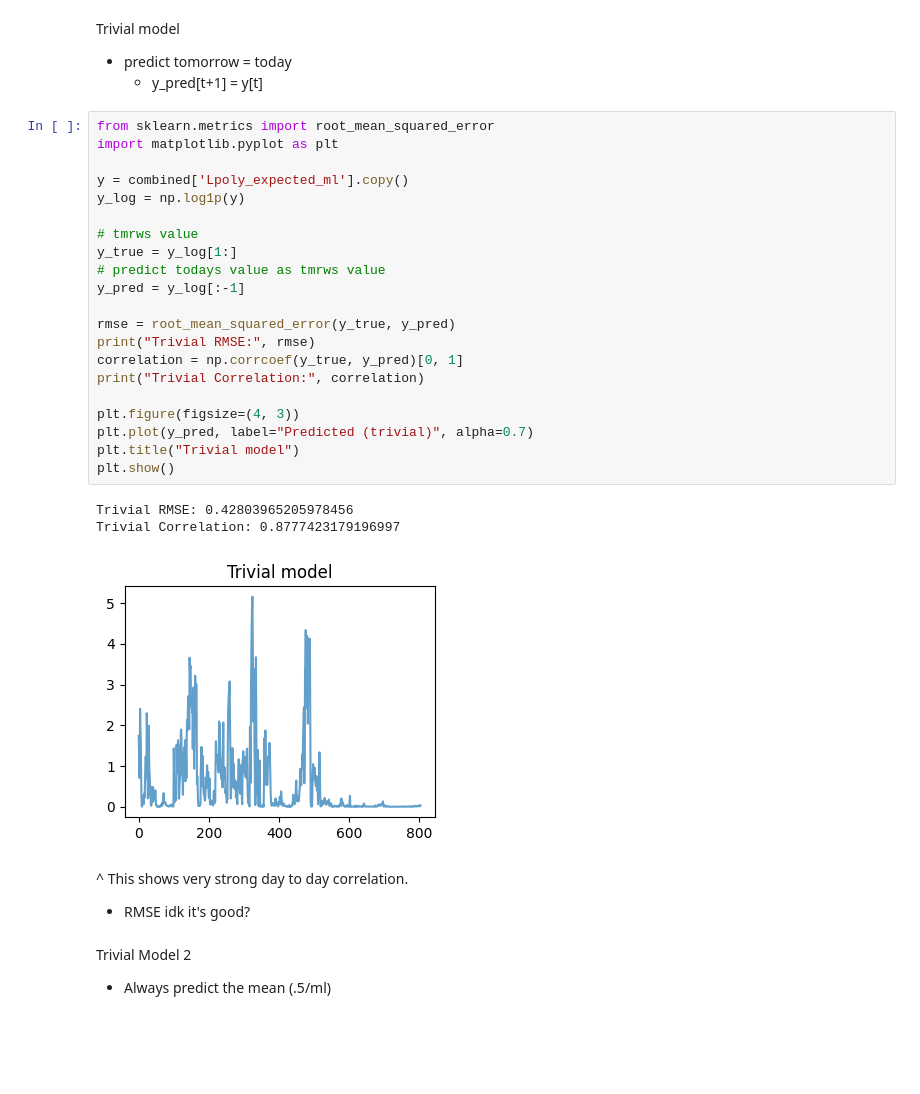
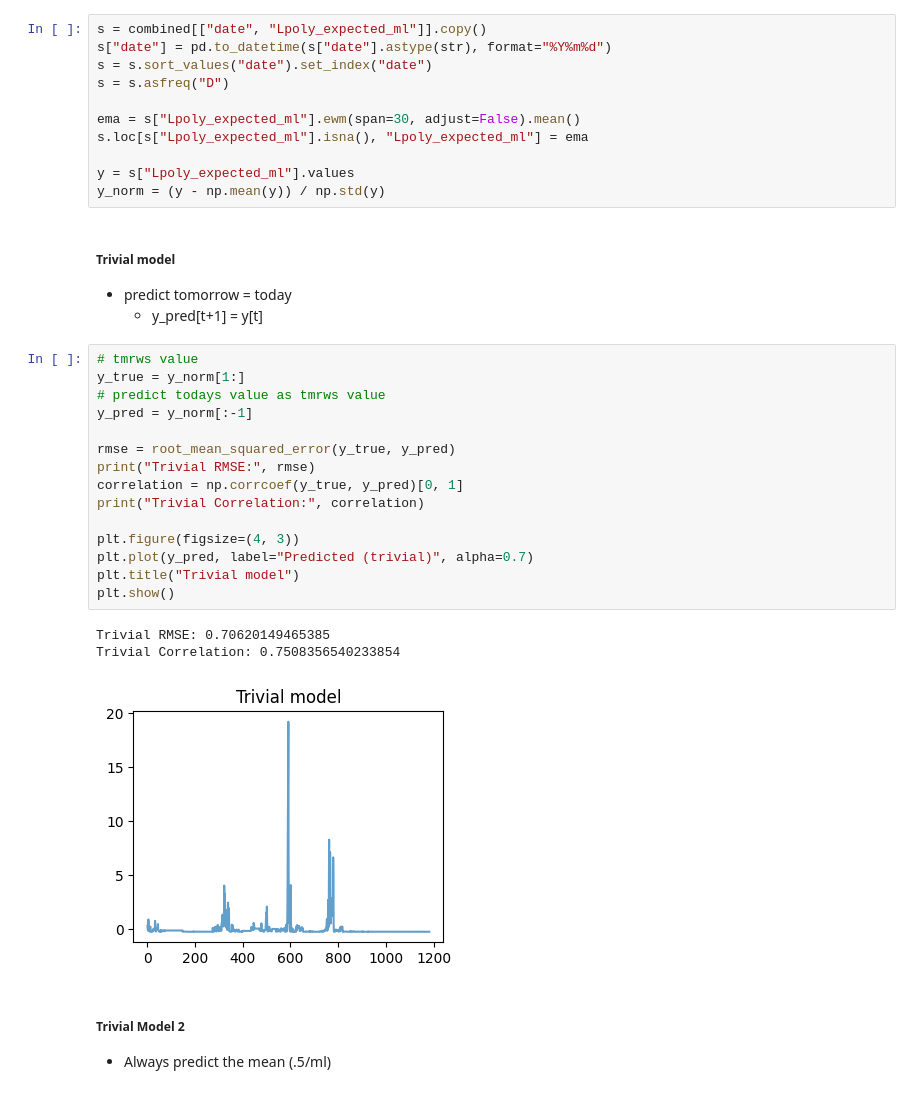
Before and after one commit to lemoncastle/hires-algal-bloom-prediction, a Jupyter notebook: models/trivial.ipynb, the cells around one changed output. Saved outputs shown, nothing was run; the diff lists cells and outputs as text; blank space fills up the shorter version.

Commit message:
update MVE visuals, move things in models around

```diff
--- a/models/trivial.ipynb
+++ b/models/trivial.ipynb
@@ -48,36 +53,38 @@ plt.show()
+# %%
+s = combined[["date", "Lpoly_expected_ml"]].copy()
+s["date"] = pd.to_datetime(s["date"].astype(str), format="%Y%m%d")
+s = s.sort_values("date").set_index("date")
+s = s.asfreq("D")
+
+ema = s["Lpoly_expected_ml"].ewm(span=30, adjust=False).mean()
+s.loc[s["Lpoly_expected_ml"].isna(), "Lpoly_expected_ml"] = ema
+
+y = s["Lpoly_expected_ml"].values
+y_norm = (y - np.mean(y)) / np.std(y)
 # %% [markdown]
-Trivial model
+##### Trivial model
 - predict tomorrow = today
     - y_pred[t+1] = y[t]
 # %%
-from sklearn.metrics import root_mean_squared_error
-import matplotlib.pyplot as plt
-
-y = combined['Lpoly_expected_ml'].copy()
-y_log = np.log1p(y)
-
 # tmrws value
-y_true = y_log[1:]
+y_true = y_norm[1:]
 # predict todays value as tmrws value
-y_pred = y_log[:-1]
+y_pred = y_norm[:-1]
 
 rmse = root_mean_squared_error(y_true, y_pred)
 print("Trivial RMSE:", rmse)
 correlation = np.corrcoef(y_true, y_pred)[0, 1]
 print("Trivial Correlation:", correlation)
 
 plt.figure(figsize=(4, 3))
 plt.plot(y_pred, label="Predicted (trivial)", alpha=0.7)
 plt.title("Trivial model")
 plt.show()
 # %% [output]
-Trivial RMSE: 0.42803965205978456
-Trivial Correlation: 0.8777423179196997
+Trivial RMSE: 0.70620149465385
+Trivial Correlation: 0.7508356540233854
-[figure, old version]
+[figure, new version]
-# %% [markdown]
-^ This shows very strong day to day correlation.
-- RMSE idk it's good?
 # %% [markdown]
-Trivial Model 2
+##### Trivial Model 2
 - Always predict the mean (.5/ml)
 # %%
```
Also changed, not shown: parts of 11 cells of this notebook, 8 other files.
